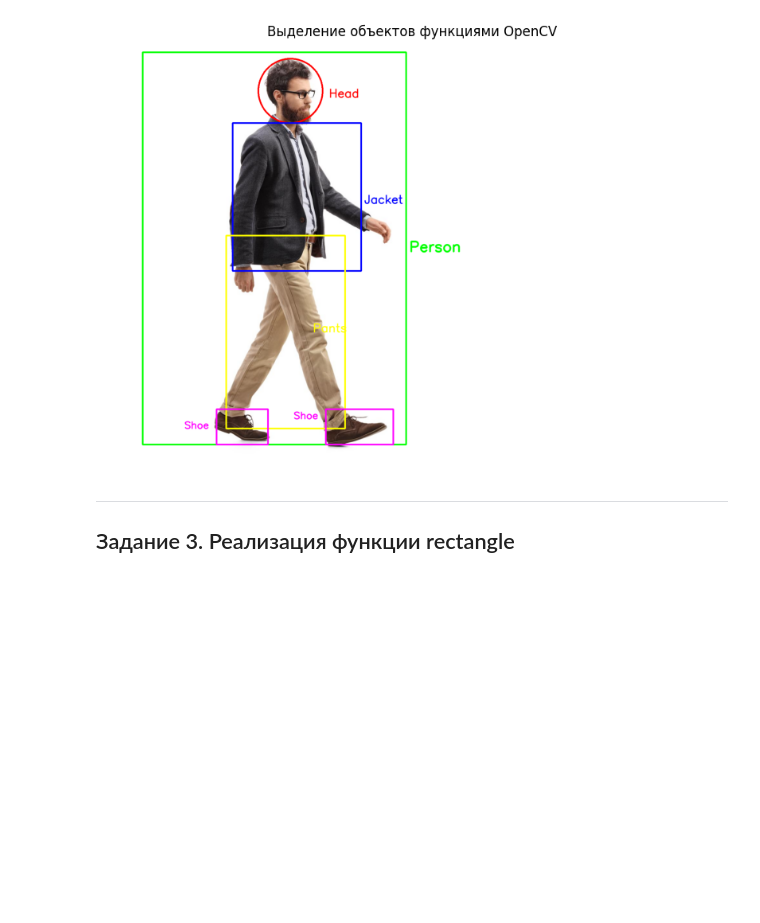
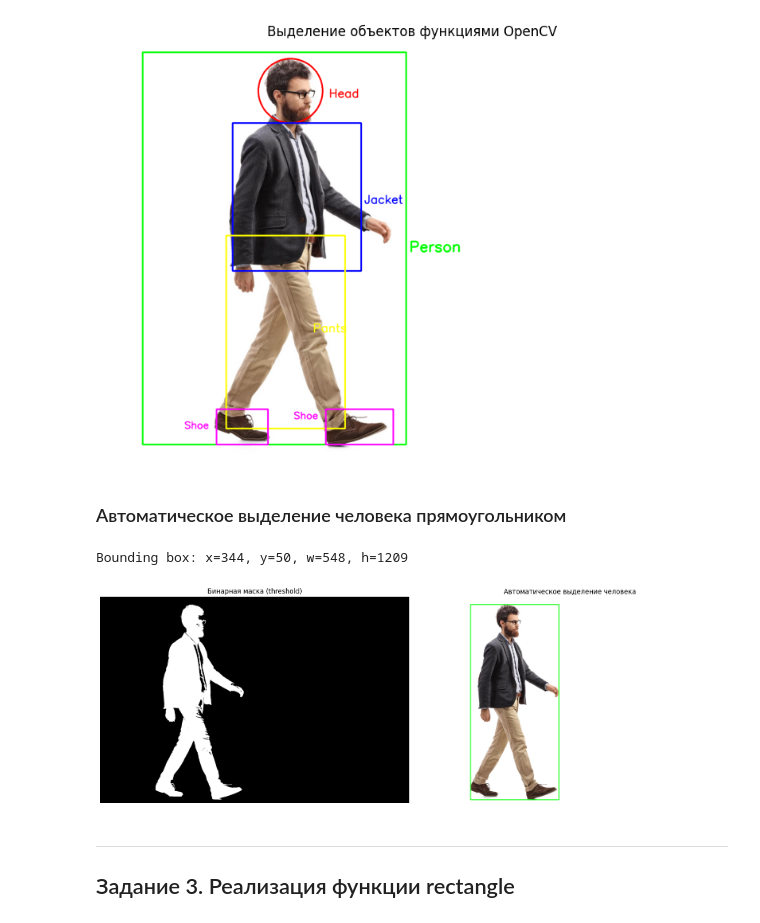
Before and after one commit to Novbabsgangnachle/CV_ITMO, a Jupyter notebook: lab_1.ipynb, the cells around one changed output. Saved outputs shown, nothing was run; the diff lists cells and outputs as text; code cells hidden in the pictures; blank space fills up the shorter version.

```diff
--- a/lab_1.ipynb
+++ b/lab_1.ipynb
@@ -228,6 +228,38 @@ plt.axis('off')
 plt.show()
 # %% [output]
 [figure]
+# %% [markdown]
+### Автоматическое выделение человека прямоугольником
+# %%
+gray = cv2.cvtColor(img_bgr, cv2.COLOR_BGR2GRAY)
+
+_, thresh = cv2.threshold(gray, 200, 255, cv2.THRESH_BINARY_INV)
+
+contours, _ = cv2.findContours(thresh, cv2.RETR_EXTERNAL, cv2.CHAIN_APPROX_SIMPLE)
+
+largest = max(contours, key=cv2.contourArea)
+x, y, w, h = cv2.boundingRect(largest)
+
+img_auto = img_rgb.copy()
+cv2.rectangle(img_auto, (x, y), (x + w, y + h), (0, 255, 0), 4)
+
+print(f'Bounding box: x={x}, y={y}, w={w}, h={h}')
+
+fig, axes = plt.subplots(1, 2, figsize=(16, 7))
+
+axes[0].imshow(thresh, cmap='gray')
+axes[0].set_title('Бинарная маска (threshold)')
+axes[0].axis('off')
+
+axes[1].imshow(img_auto)
+axes[1].set_title('Автоматическое выделение человека')
+axes[1].axis('off')
+
+plt.tight_layout()
+plt.show()
+# %% [output]
+Bounding box: x=344, y=50, w=548, h=1209
+[figure, added]
 # %% [markdown]
 ---
 ## Задание 3. Реализация функции rectangle
```
